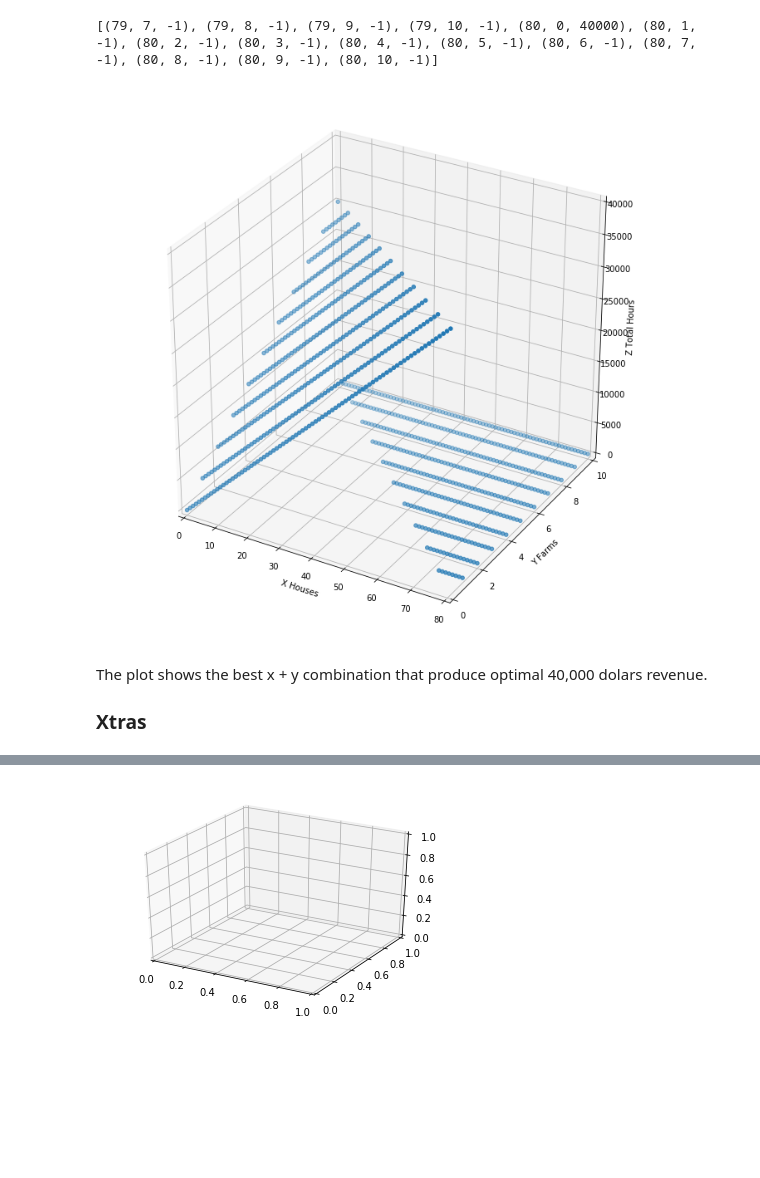
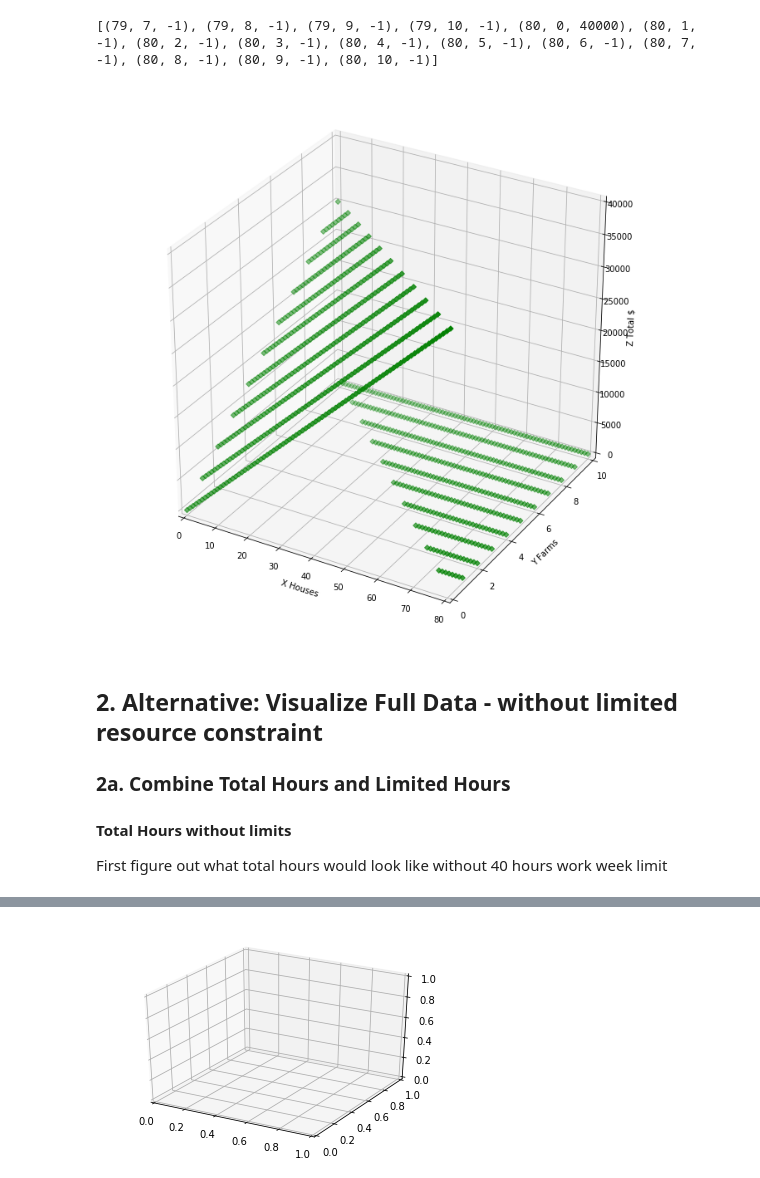
Before and after one commit to anyaconda/myMath, a Jupyter notebook: L8_LinearProgramming.ipynb, the cells around one changed output, grey strips where cells are left out. Cells and saved outputs as stored; diff of their text form; code cells hidden in the pictures; blank space fills up the shorter version.

```diff
--- a/L8_LinearProgramming.ipynb
+++ b/L8_LinearProgramming.ipynb
@@ -84,18 +94,18 @@ if total hours > max hours, then invalidate that option with -1
 #initialize matrix to store total hours for all possible H & F combinations
 mx_rows = len(h)
 mx_cols = len(f)
-mx = np.zeros((mx_rows, mx_cols), dtype=float)
+mx_hours = np.zeros((mx_rows, mx_cols), dtype=float)
 
 for i in h:
     for j in f:
         total_hrs = h_hrs[i] + f_hrs[j]
         if total_hrs > n_hours_max:
             total_hrs = -1
-        mx[i,j] =  total_hrs
+        mx_hours[i,j] =  total_hrs
 
 #view matrix of total hours
 print ('All possible total hours combinations:')
-mx
+mx_hours
 # %% [output]
 All possible total hours combinations:
 array([[ 0. ,  4. ,  8. , 12. , 16. , 20. , 24. , 28. , 32. , 36. , 40. ],
@@ -140,8 +150,8 @@ mx_idx_max
 - Find all occurences of optimal # of hours
 # %%
 #refer https://docs.scipy.org/doc/numpy/reference/generated/numpy.argwhere.html
-mx_best = np.argwhere ( mx == np.amax(mx))
-mx_best
+mx_hours_best = np.argwhere ( mx_hours == np.amax(mx_hours))
+mx_hours_best
 # %% [output]
 array([[ 0, 10],
        [ 8,  9],
@@ -174,7 +185,7 @@ price_vector = [h_price, f_price]
 # %% [markdown]
 Don't (manually) build a matrix of total revenues.  Already know the best combinations of units to work on that maximizes total hours.  Only figure out best revenue out of these pre-selected options.
 # %%
-rev_total = mx_best * price_vector
+rev_total = mx_hours_best * price_vector
 for i in rev_total:
     print (i.sum())
 # %% [output]
@@ -294,22 +315,23 @@ print(list(xyz_rev)[-15:])
 # %%
 plt.figure(figsize=(12,12))
 
 ax = plt.axes(projection='3d')
 
 ax.set_xlabel('X Houses')
 ax.set_ylabel('Y Farms')
-ax.set_zlabel('Z Total Hours');
+ax.set_zlabel('Z Total $');
 
 ax.set_xlim(0, 80); ax.set_ylim(0, 10); ax.set_zlim(-10, 40000);
 
 # Data for three-dimensional scattered points
-zdata = z_rev
-xdata = x
-ydata = y
-ax.scatter3D(xdata, ydata, zdata );
+
+# 3D optimal revenues w/ limits
+ax.scatter3D(x, y, z_rev, c='g', marker = 'D' );
 # %% [output]
-[figure, old version]
+[figure, new version]
-# %% [markdown]
-The plot shows the best x + y combination that produce optimal 40,000 dolars revenue.
-
-### Xtras
+# %% [markdown]
+## 2. Alternative: Visualize Full Data - without limited resource constraint
+### 2a. Combine Total Hours and Limited Hours
+
+#### Total Hours without limits
+First figure out what total hours would look like without 40 hours work week limit
```
Also changed, not shown: parts of 34 cells of this notebook.
